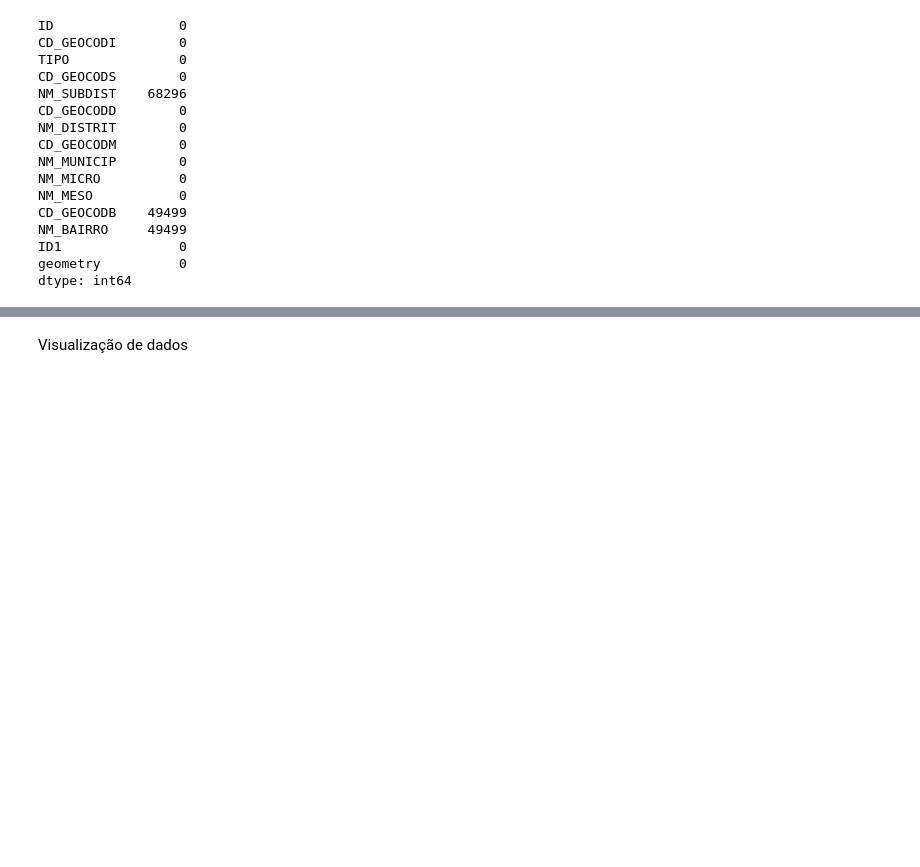
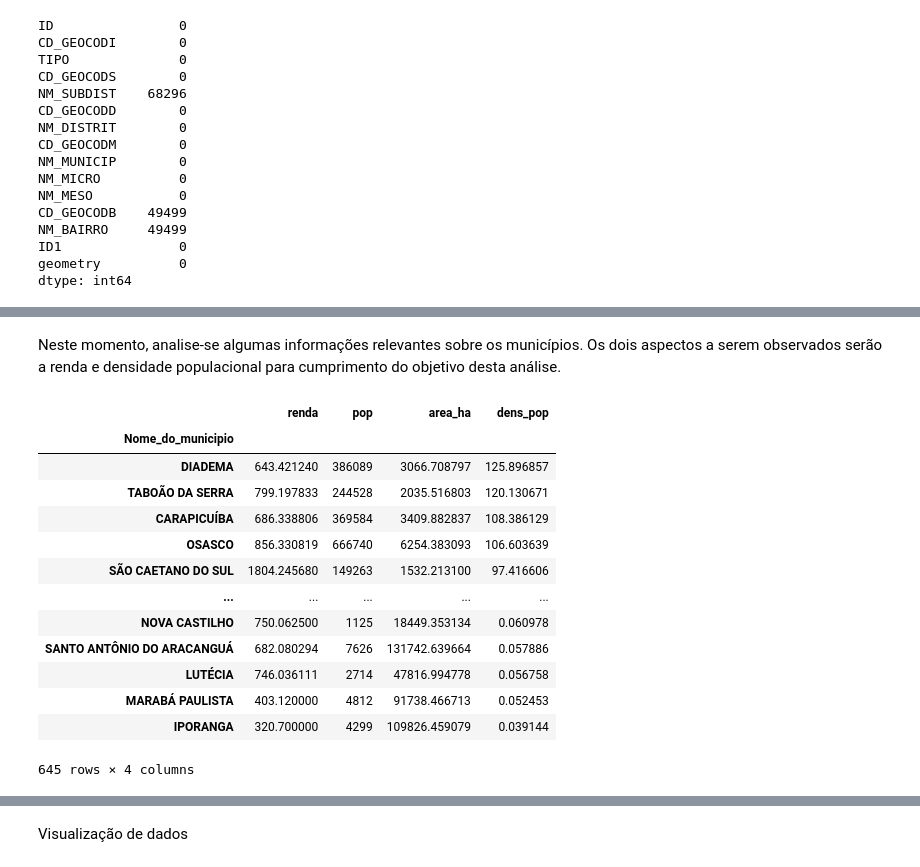
Before and after one commit to gcunharodrigues/uber, a Jupyter notebook: estudos_demograficos_setores_censitarios_v2.ipynb, the cells around one changed output, grey strips where cells are left out. Saved outputs shown, nothing was run; the diff lists cells and outputs as text; code cells hidden in the pictures; blank space fills up the shorter version.

```diff
--- a/estudos_demograficos_setores_censitarios_v2.ipynb
+++ b/estudos_demograficos_setores_censitarios_v2.ipynb
@@ -984,0 +1039,3 @@ stg_city.head().T
+# %%
+# Copiando apenas os dados relevantes para o EDA
+stg1_cities_setores_censitarios = stg_cities_setores_censitarios[['Cod_setor', 'geometry', 'area_ha']].copy()
@@ -984,0 +1049,3 @@ stg_city.head().T
+# %%
+# Mesclando todos os dados, nesta  mesclagem fica-se apenas com os dados do censo
+stg_cities = pd.merge(stg1_city_all, stg1_cities_setores_censitarios, on='Cod_setor')
@@ -984,0 +1098,2 @@ stg_city.head().T
+# %%
+stg_cities['dens_pop'] = stg_cities['pop'] / stg_cities['area_ha']
@@ -984,0 +1113,23 @@ stg_city.head().T
+# %% [markdown]
+Neste momento, analise-se algumas informações relevantes sobre os municípios. Os dois aspectos a serem observados serão a renda e densidade populacional para cumprimento do objetivo desta análise.
+# %%
+municipios_gb =  stg_cities.groupby('Nome_do_municipio').agg({'renda':'mean', 'pop':'sum', 'area_ha':'sum'})
+municipios_gb['dens_pop'] = municipios_gb['pop'] / municipios_gb['area_ha']
+# %%
+dens_mun = municipios_gb.sort_values(by='dens_pop', ascending=False)
+dens_mun
+# %% [output]
+|  | renda | pop | area_ha | dens_pop |
+| Nome_do_municipio |  |  |  |  |
+| DIADEMA | 643.421240 | 386089 | 3066.708797 | 125.896857 |
+| TABOÃO DA SERRA | 799.197833 | 244528 | 2035.516803 | 120.130671 |
+| CARAPICUÍBA | 686.338806 | 369584 | 3409.882837 | 108.386129 |
+| OSASCO | 856.330819 | 666740 | 6254.383093 | 106.603639 |
+| SÃO CAETANO DO SUL | 1804.245680 | 149263 | 1532.213100 | 97.416606 |
+| ... | ... | ... | ... | ... |
+| NOVA CASTILHO | 750.062500 | 1125 | 18449.353134 | 0.060978 |
+| SANTO ANTÔNIO DO ARACANGUÁ | 682.080294 | 7626 | 131742.639664 | 0.057886 |
+| LUTÉCIA | 746.036111 | 2714 | 47816.994778 | 0.056758 |
+| MARABÁ PAULISTA | 403.120000 | 4812 | 91738.466713 | 0.052453 |
+| IPORANGA | 320.700000 | 4299 | 109826.459079 | 0.039144 |
+645 rows × 4 columns
```
Also changed, not shown: parts of 62 cells of this notebook.
